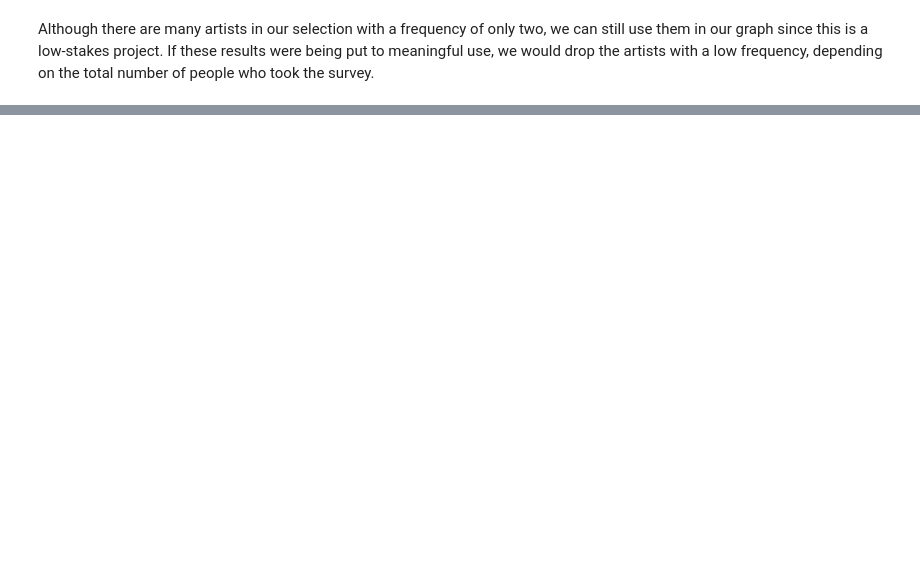
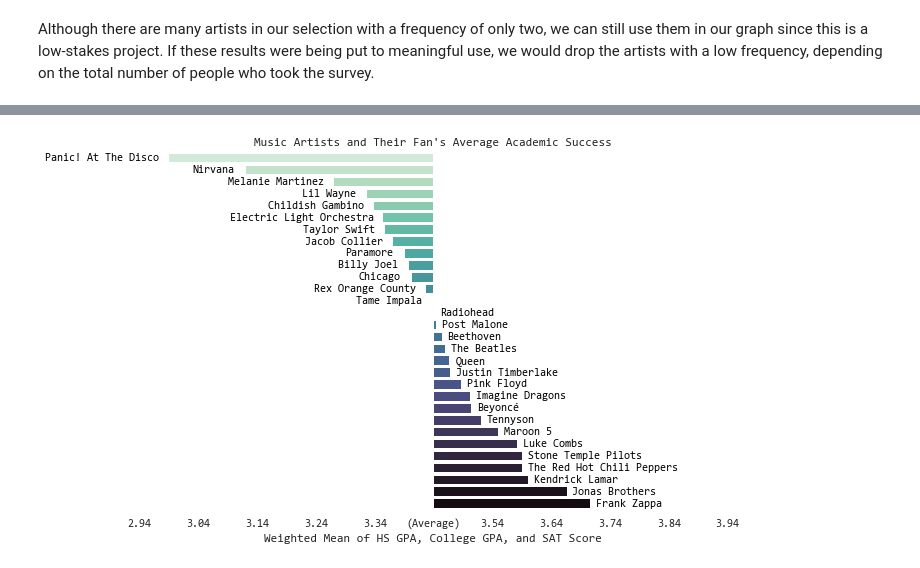
Before and after one commit to dennisfarmer/Factors-of-Academic-Success, a Jupyter notebook: eda_Music_Artists.ipynb, the cells around one changed output, grey strips where cells are left out. Cells and saved outputs as stored; diff of their text form; code cells hidden in the pictures; blank space fills up the shorter version.

```diff
--- a/eda_Music_Artists.ipynb
+++ b/eda_Music_Artists.ipynb
@@ -272,0 +331,6 @@ plt.show()
+# %%
+data = get_avg_i_scores(surveydata, music_artists)
+data = pd.DataFrame(data.sort_values(ascending=True)).reset_index(level=0)
+data.columns = ["artist_name", "avg_i_score"]
+
+data['avg_i_equalized'] = data['avg_i_score'] - data['avg_i_score'].mean()
@@ -272,0 +346,29 @@ plt.show()
+# %%
+rcParams['font.family'] = "monospace"
+rcParams['font.monospace'] = ['Consolas']
+palette = 'mako_r'
+
+fig, ax = plt.subplots(figsize=figsize)
+sns.barplot(ax=ax,data=data, x='avg_i_equalized', y='artist_name', palette=palette)
+sns.despine(left=True, bottom=True)
+
+ax.set(title="Music Artists and Their Fan's Average Academic Success", xlim=(data['avg_i_equalized'].min()-.05,data['avg_i_equalized'].max()+.05), ylabel='', xlabel="Weighted Mean of HS GPA, College GPA, and SAT Score")
+
+for i, value in enumerate(data.values):
+    if value[2] < 0: # data['avg_i_score'].mean()
+        x = value[2] - len(data.artist_name[i].replace(' ',''))*.0099 - .02   # good enough lol, could also use *.009, *.01
+    else:
+        x = value[2] + .01
+
+    ax.text(x, i, data.artist_name[i].replace('_',' ').title(), va='center', color='black', fontsize=11)
+
+xticks = [round(i+data['avg_i_score'].mean(),2) for i in np.arange(-.5,.6,.1)]
+xticks[5] = '(Average)'
+
+plt.grid(False)
+plt.xticks(np.arange(-.5,.6,.1), xticks)
+plt.yticks(np.arange(data.shape[0]),'') # y ticks are already shaped to bar size
+plt.savefig("Graphs/FOAS_MusicArtists.png")
+plt.show()
+# %% [output]
+[figure, added]
```
Also changed, not shown: parts of 19 cells of this notebook, 5 other files.
